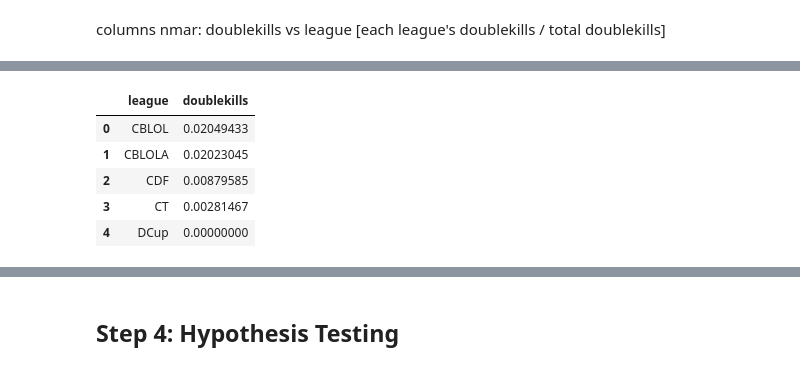
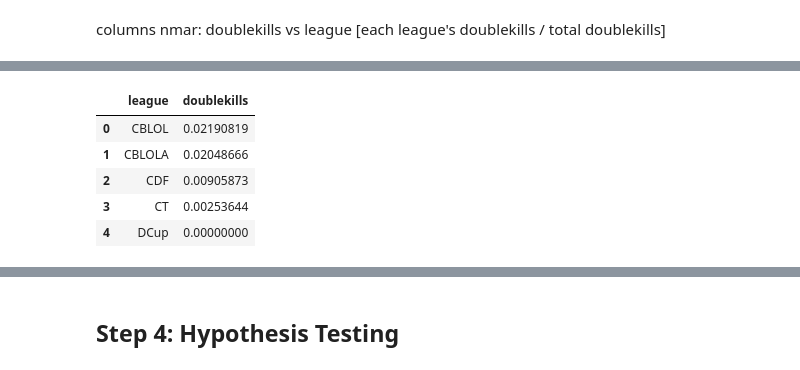
Before and after one commit to skvillamin/league-predictions, a Jupyter notebook: template.ipynb, the cells around one changed output, grey strips where cells are left out. Drawn from its saved outputs; the diff is of its cells as text; code cells hidden in the pictures.

Commit message:
added missingness

```diff
--- a/template.ipynb
+++ b/template.ipynb
@@ -36,16 +36,18 @@ league = pd.read_csv(league_fp, low_memory=False)
 #isolate only the winning team stats
 
 #make a df with the necessary columns
-columns_needed = ['league','position', 'kills', 'deaths', 'assists','doublekills', 'damagetochampions', 'dpm', 'earnedgold', 'earned gpm', 'firstbloodkill', 'result']
+columns_needed = ['league','position', 'kills', 'deaths', 'assists','doublekills', 'damagetochampions', 'dpm', 'earnedgold', 'earned gpm', 'firstbloodkill', 'result', 'year']
 league = league[columns_needed]
 
 #change all the position column values that are 'bot' to 'adc' for clarity
 league['position'] = league['position'].str.replace('bot', 'adc')
 
-#make all position column entries lower case and getting only the 'bot' and 'mid' positions
-league = league[(league['position'].str.lower() == 'adc') | (league['position'].str.lower() == 'mid')]
-
 #change column names to more appropriate ones
 league.rename(columns={"damagetochampions": "total damage dealt", "earnedgold": "total gold earned", "earned gpm": "gpm", "firstbloodkill": "first blood kill"}, inplace=True)
+
+
+#make all position column entries lower case and getting only the 'bot' and 'mid' positions
+league_midadc = league[(league['position'].str.lower() == 'adc') | (league['position'].str.lower() == 'mid')]
+
 league
 # %% [output]
@@ -147,6 +149,6 @@ plt.show()
 - See if there is a linear relationship between damage per minute and total damage
 - Reason: Some people argue differently about which is more important
 # %%
-league["first blood kill"] = league["first blood kill"].astype(bool)
-league[league['first blood kill'] == True]
+league_midadc["first blood kill"] = league_midadc["first blood kill"].astype(bool)
+league_midadc[league_midadc['first blood kill'] == True]
 # %% [output]
@@ -216,0 +224,3 @@ columns nmar: doublekills vs league [each league's doublekills / total doublekil
+# %%
+teams_only= league[league['position']== 'team']
+teams_only.head()
@@ -217,13 +234,12 @@ columns nmar: doublekills vs league [each league's doublekills / total doublekil
 # %%
-total = league['doublekills'].sum()
-
-prop_double_missing = (league.groupby('league')['doublekills'].sum() / total).reset_index()
+total = teams_only['doublekills'].sum()
+prop_missing = (teams_only.groupby('league')['doublekills'].sum() / total).reset_index()
 pd.options.display.float_format = '{:.8f}'.format
-prop_double_missing.head()
+prop_missing.head()
 # %% [output]
 |  | league | doublekills |
-| 0 | CBLOL | 0.02049433 |
-| 1 | CBLOLA | 0.02023045 |
-| 2 | CDF | 0.00879585 |
-| 3 | CT | 0.00281467 |
+| 0 | CBLOL | 0.02190819 |
+| 1 | CBLOLA | 0.02048666 |
+| 2 | CDF | 0.00905873 |
+| 3 | CT | 0.00253644 |
 | 4 | DCup | 0.00000000 |
```
Also changed, not shown: parts of 15 cells of this notebook.
